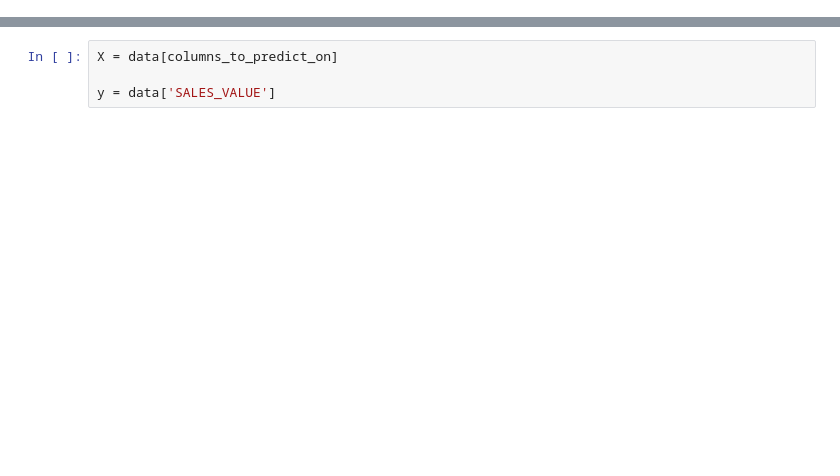
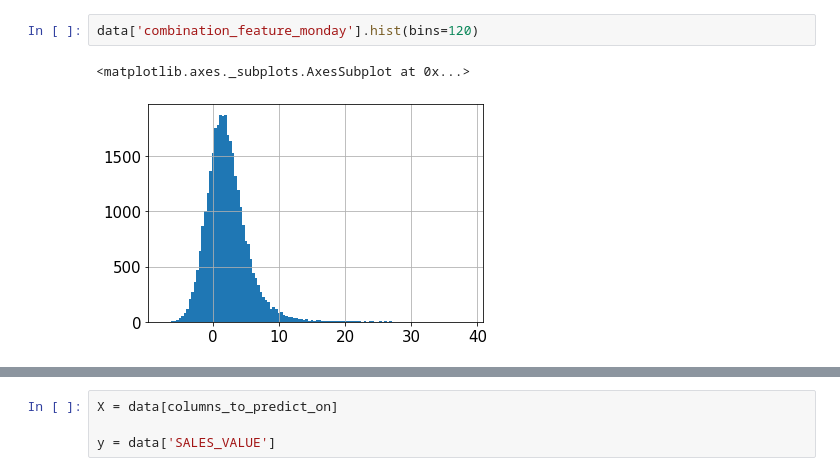
Before and after one commit to robmoratore/ShellDnA, a Jupyter notebook: DnA 2.0/Predict weekly consumption.ipynb, the cells around one changed output, grey strips where cells are left out. Drawn from its saved outputs; the diff is of its cells as text; blank space fills up the shorter version.

```diff
--- a/DnA 2.0/Predict weekly consumption.ipynb
+++ b/DnA 2.0/Predict weekly consumption.ipynb
@@ -85,0 +94,5 @@ data['SALES_VALUE'].hist(bins=120)
+# %%
+data['combination_feature_monday'].hist(bins=120)
+# %% [output]
+<matplotlib.axes._subplots.AxesSubplot at 0x...>
+[figure, added]
```
Also changed, not shown: parts of 18 cells of this notebook.
